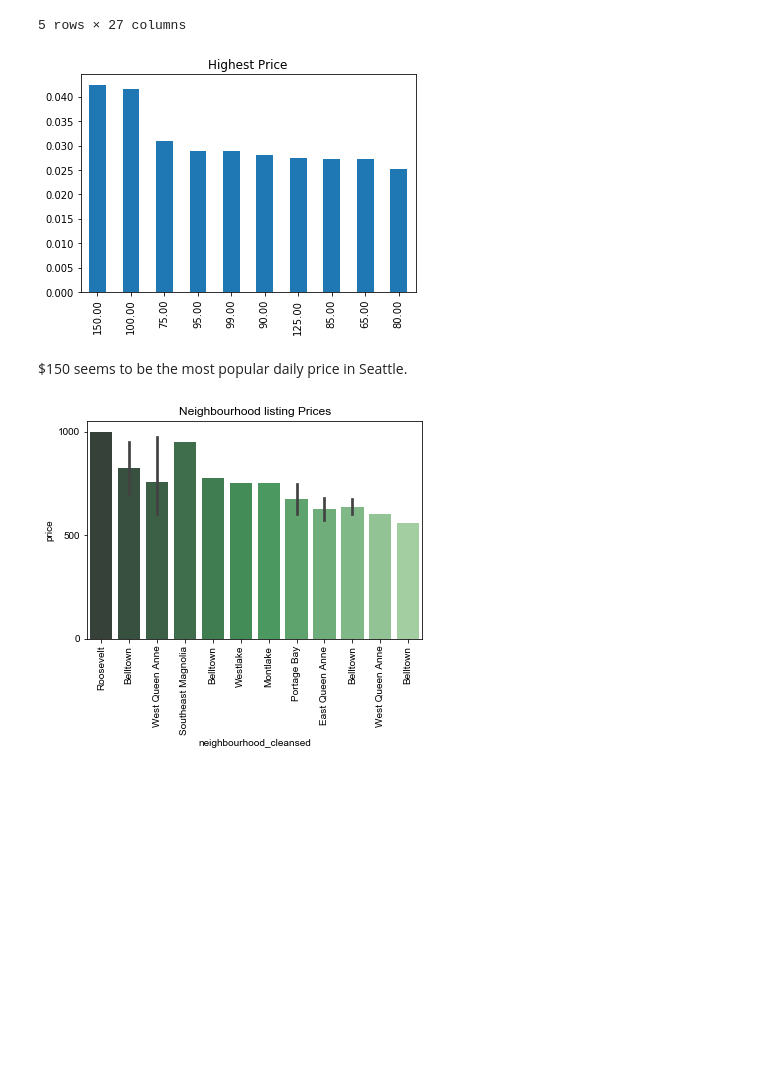
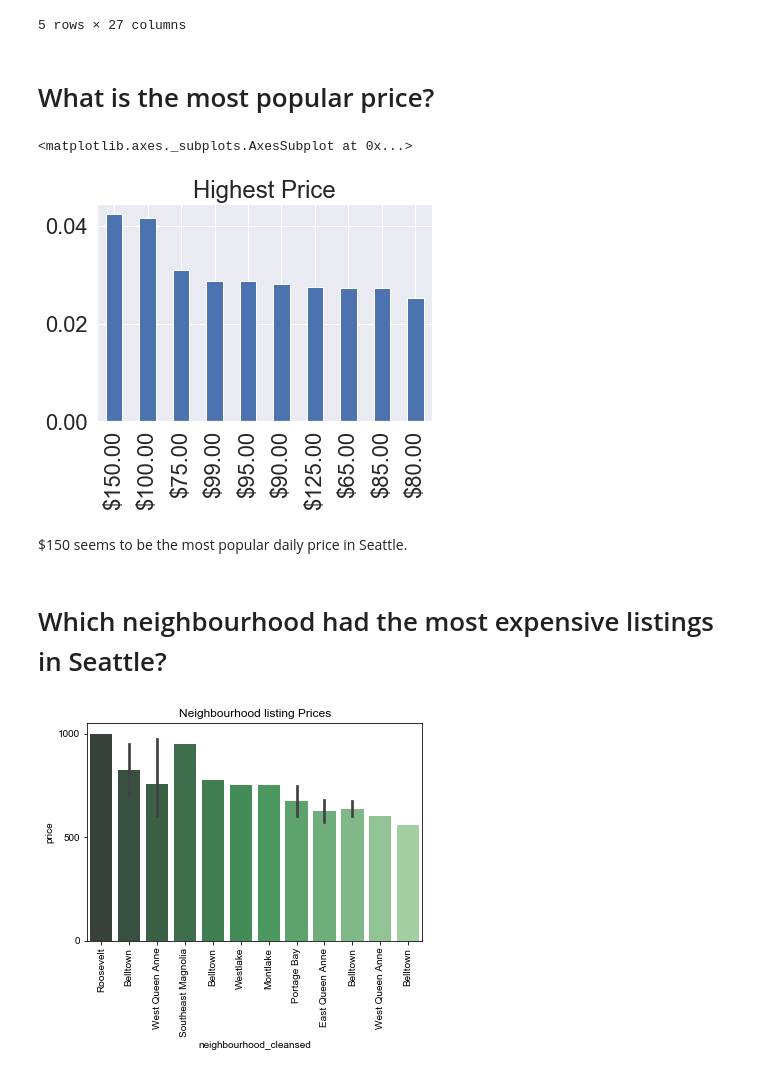
Before and after one commit to vasutaria/CRISP-DM_Seattle_ABNB, a Jupyter notebook: Seattle ABNB Using CRISP-DM-09202019.ipynb, the cells around one changed output. Drawn from its saved outputs; the diff is of its cells as text; code cells hidden in the pictures; blank space fills up the shorter version.

```diff
--- a/Seattle ABNB Using CRISP-DM-09202019.ipynb
+++ b/Seattle ABNB Using CRISP-DM-09202019.ipynb
@@ -285,17 +292,13 @@ df1.head()
 | 3 | 7421966 | Queen Anne | West Queen Anne | Seattle | WA | 98119 | Seattle | US | ... |
 | 4 | 278830 | Queen Anne | West Queen Anne | Seattle | WA | 98119 | Seattle | US | ... |
 5 rows × 27 columns
-# %%
-#lets check the highest price the rooms were rented for.
-status_vals = df1.price.value_counts()#Provide a pandas series of the counts for top 10 zipcode
-
-# The below should be a bar chart of the proportion of individuals in each professional category if your status_vals
-# is set up correctly.
-
-(status_vals[:10]/df.shape[0]).plot(kind="bar");
-plt.title("Highest Price");
-# %% [output]
-[figure, removed]
+# %% [markdown]
+# What is the most popular price?
+# %%
+get_graph('Highest Price','price',df)
+# %% [output]
+<matplotlib.axes._subplots.AxesSubplot at 0x...>
+[figure, added]
 # %% [markdown]
 $150 seems to be the most popular daily price in Seattle.
 # %%
@@ -312,6 +315,8 @@ for temp in price_cols:
     df1[temp] = df1[temp].apply(func1)
     df1[temp] = df1[temp].apply(func2)
     df1[temp] = df1[temp].astype("float")
+# %% [markdown]
+# Which neighbourhood had the most expensive listings in Seattle?
 # %%
 #neighbourhood with most expensive listing
 
```
Also changed, not shown: parts of 37 cells of this notebook, 1 other file.
